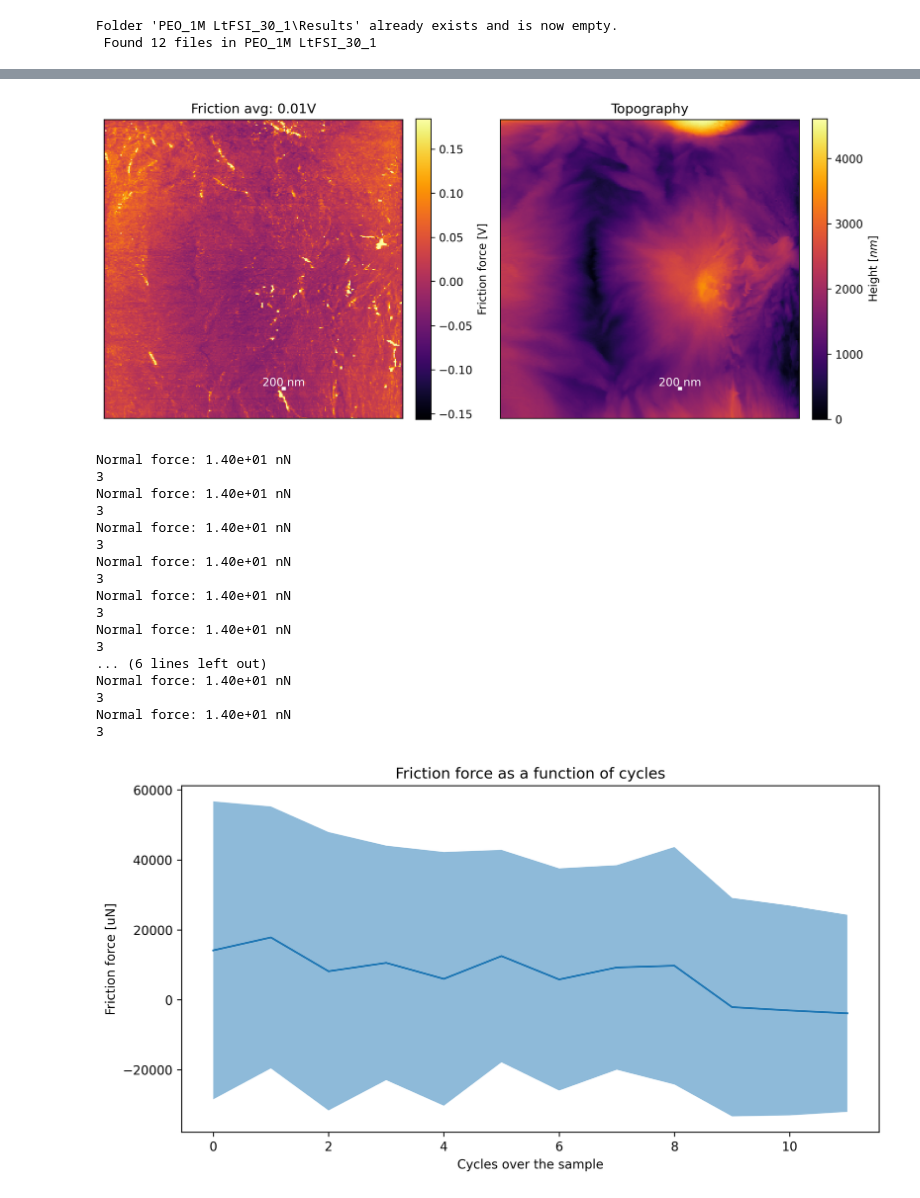
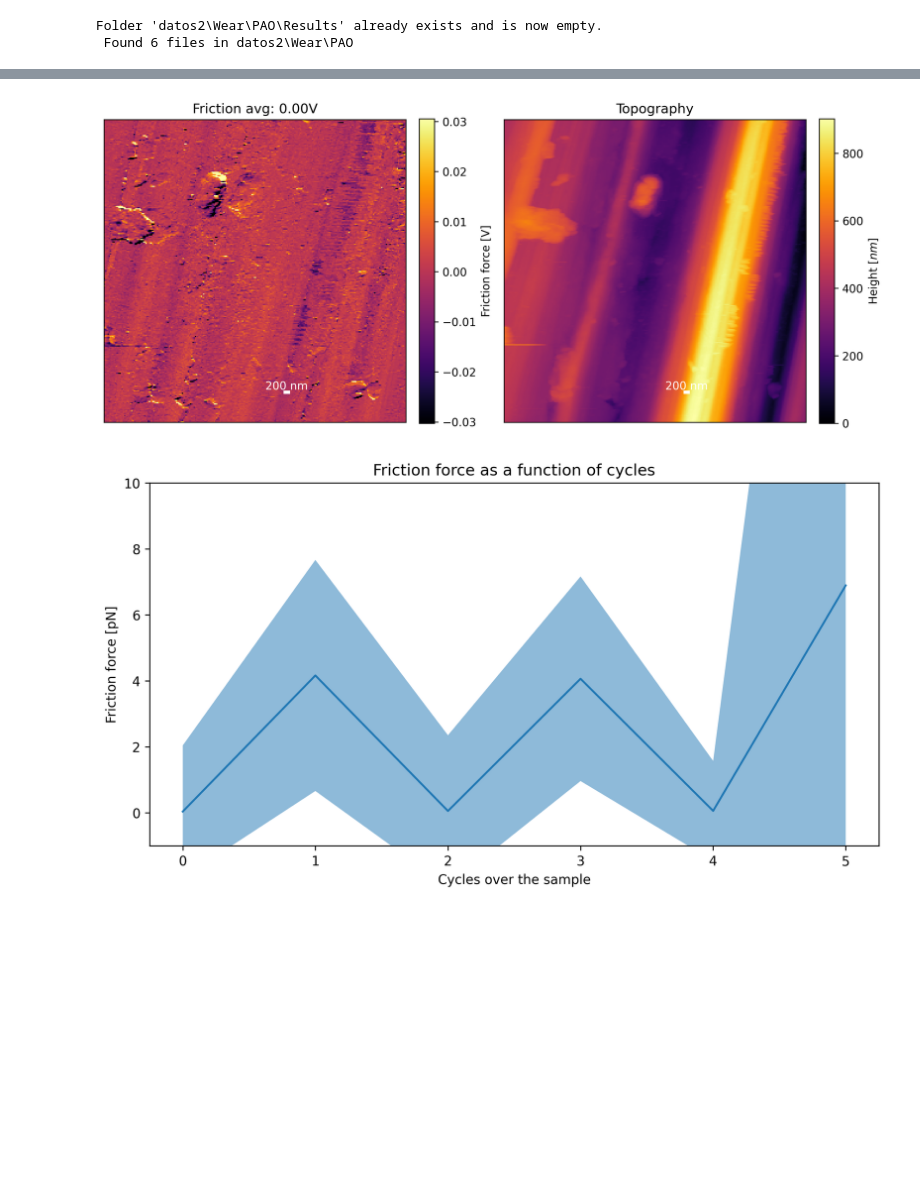
Before and after one commit to nick0413/Automated_AFM_analysis, a Jupyter notebook: read_mi.ipynb, the cells around one changed output, grey strips where cells are left out. Cells and saved outputs as stored; diff of their text form; code cells hidden in the pictures; blank space fills up the shorter version.

```diff
--- a/read_mi.ipynb
+++ b/read_mi.ipynb
@@ -9,7 +9,7 @@ from matplotlib.lines import Line2D
 import warnings
 import PyMi as pmi
 
-folder = "PEO_1M LtFSI_30_1"
+folder = "datos2\Wear\ZDDP"
 
 results_folder = folder+"\\Results"
 
@@ -19,8 +19,8 @@ files_in_folder = pmi.get_mi_files_in_folder(folder)
 
 print(f" Found {len(files_in_folder)} files in {folder}")
 # %% [output]
-Folder 'PEO_1M LtFSI_30_1\Results' already exists and is now empty.
- Found 12 files in PEO_1M LtFSI_30_1
+Folder 'datos2\Wear\PAO\Results' already exists and is now empty.
+ Found 6 files in datos2\Wear\PAO
 # %%
 Cof_for_runs=np.zeros(len(files_in_folder))
 Cof_for_runs_std=np.zeros(len(files_in_folder))
@@ -66,20 +66,20 @@ for file_path in files_in_folder:
 
 
 	Normal_force=conversion_factor_alpha*file.servoSetpoint
-	print(f"Normal force: {Normal_force:.2e} nN")
+	if (ii==0): print(f"Normal force: {Normal_force:.2e} nN")
 
 
 
 
 	results_buffers= pmi.load_buffers_from_file(file)
-	print(len(results_buffers))
+	# print(len(results_buffers))
 	if len(results_buffers)==2:
 		friction_arrays,topography_arrays=results_buffers
 	if len(results_buffers)==3:
 		friction_arrays,topography_arrays,current_arrays=results_buffers
 
 	averaged_friction,Cof_for_runs[ii],Cof_for_runs_std[ii]=pmi.calculate_CoF(friction_arrays,file_path,
-																		#    K_l*lateral_sensitivity/Normal_force,
+																		   K_l*lateral_sensitivity/Normal_force,
 																		   )
 
 	if (ii==0) or not multiple_files :
@@ -116,23 +115,6 @@ Normal force: 1.40e+01 nN
 graphing topography
 2 200
 200 scale length 200
 showing
-[figure, old version]
+[figure, new version]
-Normal force: 1.40e+01 nN
-3
-Normal force: 1.40e+01 nN
-3
-Normal force: 1.40e+01 nN
-3
-Normal force: 1.40e+01 nN
-3
-Normal force: 1.40e+01 nN
-3
-Normal force: 1.40e+01 nN
-3
-... (6 lines left out)
-Normal force: 1.40e+01 nN
-3
-Normal force: 1.40e+01 nN
-3
-[figure, old version]
+[figure, new version]
```
Also changed, not shown: parts of 1 cell of this notebook, 1 other file.
